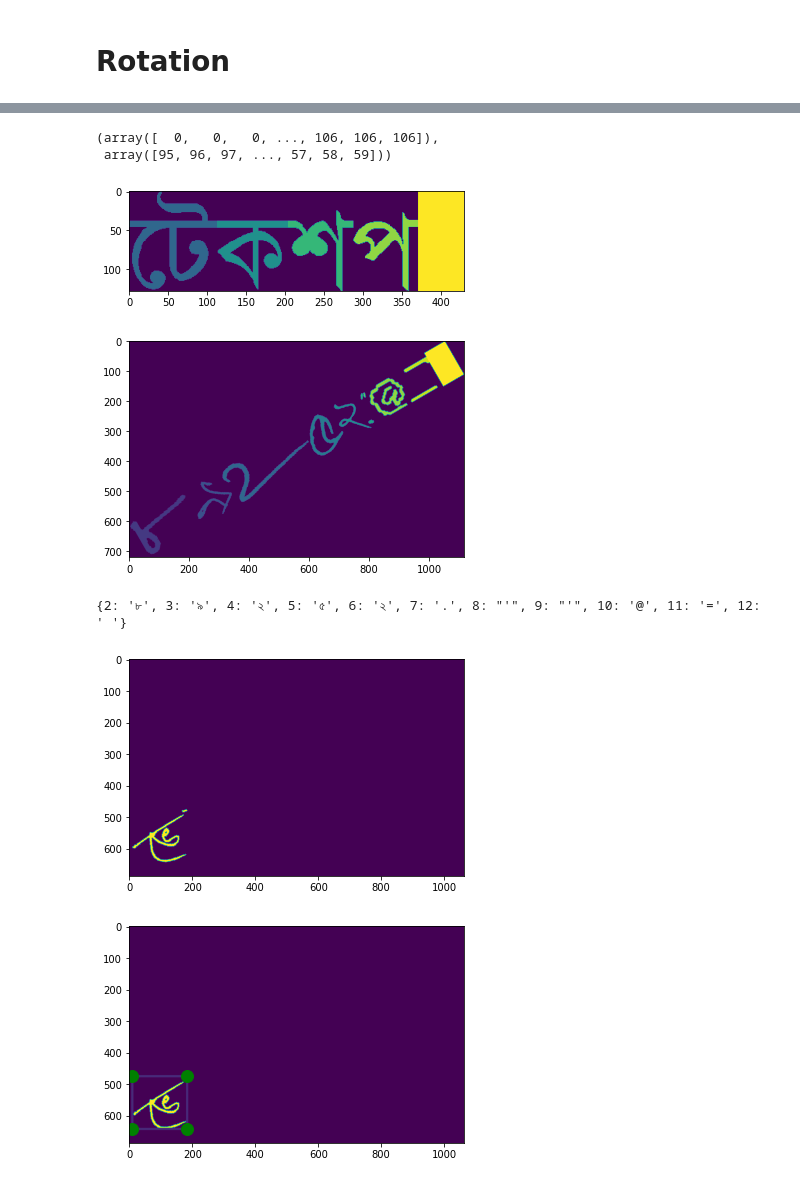
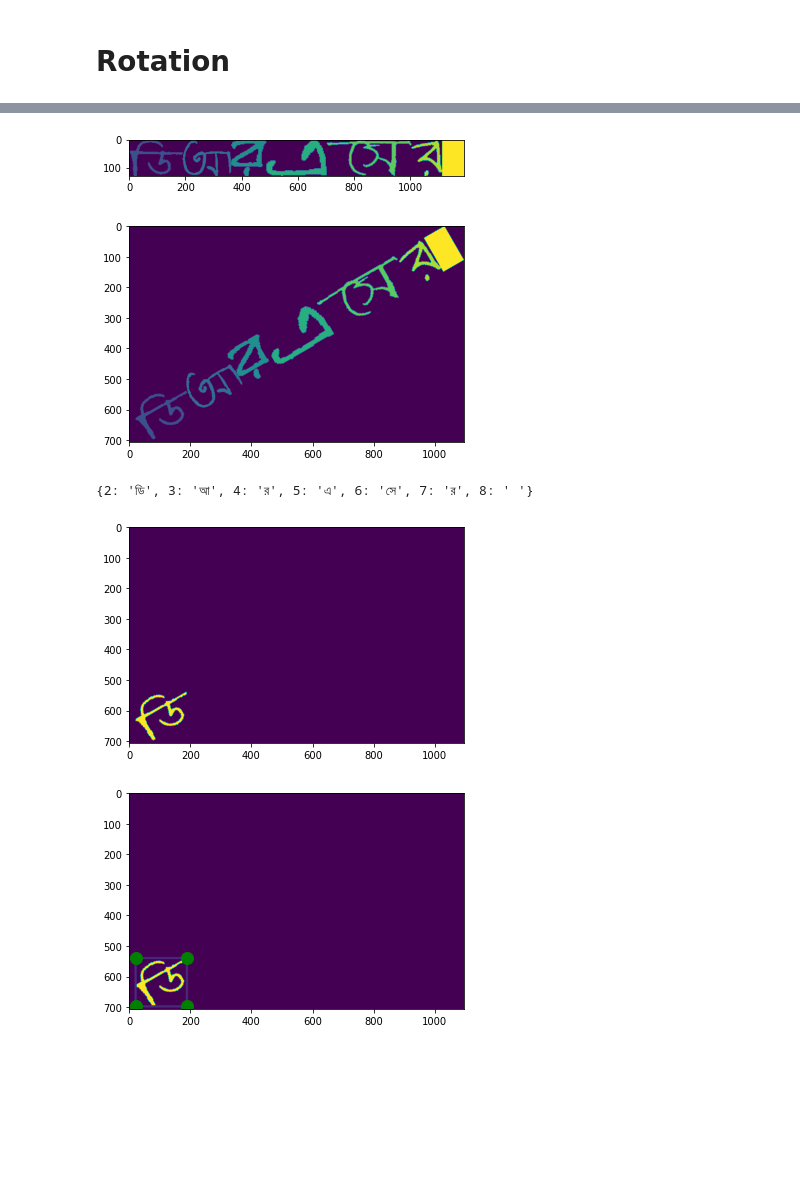
Before and after one commit to mnansary/apsis-detection, a Jupyter notebook: debug.ipynb, the cells around one changed output, grey strips where cells are left out. Saved outputs shown, nothing was run; the diff lists cells and outputs as text; code cells hidden in the pictures; blank space fills up the shorter version.

Commit message:
Rotated BBoX problem

```diff
--- a/debug.ipynb
+++ b/debug.ipynb
@@ -275,25 +22,19 @@ plt.show()
-# %%
-img=cv2.imread(ds.bangla.graphemes.df.iloc[0,2],0)
-np.where(img==0)
-# %% [output]
-(array([  0,   0,   0, ..., 106, 106, 106]),
- array([95, 96, 97, ..., 57, 58, 59]))
 # %%
 import matplotlib.pyplot as plt
 %matplotlib inline
 import os
 import cv2
 import numpy as np
 iden=2
 from coreLib.word import create_word
 img,label,iden=create_word(iden,
                             "bangla",
-                            "printed",
+                            "handwritten",
                             "grapheme",
                             ds,
                             use_dict=True)
 # max neutralization
 plt.imshow(img)
 plt.show()
 # %% [output]
-[figure, old version]
+[figure, new version]
@@ -356,28 +72,28 @@ plt.show()
 print(label)
 #_img=cv2.resize(_img,(width,font_size)),fx=0,fy=0, interpolation = cv2.INTER_NEAREST)
 # %% [output]
-[figure, old version]
+[figure, new version]
-{2: '৮', 3: '৯', 4: '২', 5: '৫', 6: '২', 7: '.', 8: "'", 9: "'", 10: '@', 11: '=', 12: ' '}
+{2: 'ডি', 3: 'আ', 4: 'র', 5: 'এ', 6: 'সে', 7: 'র', 8: ' '}
 # %%
-# back=np.zeros(rotated_img.shape)
-# back[rotated_img==2]=255
-# plt.imshow(back)
-# plt.show()
-# # co-ordinate
-# idx = np.where(back==255)
-# y_min,y_max,x_min,x_max = np.min(idx[0]), np.max(idx[0]), np.min(idx[1]), np.max(idx[1])
-# x1,x2,x3,x4=x_min,x_max,x_max,x_min
-# y1,y2,y3,y4=y_min,y_min,y_max,y_max
-# coords=np.array([[x1,y1],[x2,y2],[x3,y3],[x4,y4]],dtype="float32")
+back=np.zeros(rotated_img.shape)
+back[rotated_img==2]=255
+plt.imshow(back)
+plt.show()
+# co-ordinate
+idx = np.where(back==255)
+y_min,y_max,x_min,x_max = np.min(idx[0]), np.max(idx[0]), np.min(idx[1]), np.max(idx[1])
+x1,x2,x3,x4=x_min,x_max,x_max,x_min
+y1,y2,y3,y4=y_min,y_min,y_max,y_max
+coords=np.array([[x1,y1],[x2,y2],[x3,y3],[x4,y4]],dtype="float32")
 
-# single = cv2.rectangle(back, (x1,y1), (x3,y3), 30, 5)
-# plt.plot(x1, y1, 'go--', linewidth=2, markersize=12)
-# plt.plot(x2, y2, 'go--', linewidth=2, markersize=12)
-# plt.plot(x3, y3, 'go--', linewidth=2, markersize=12)
-# plt.plot(x4, y4, 'go--', linewidth=2, markersize=12)
-# plt.imshow(single)
-# plt.show()
+single = cv2.rectangle(back, (x1,y1), (x3,y3), 30, 5)
+plt.plot(x1, y1, 'go--', linewidth=2, markersize=12)
+plt.plot(x2, y2, 'go--', linewidth=2, markersize=12)
+plt.plot(x3, y3, 'go--', linewidth=2, markersize=12)
+plt.plot(x4, y4, 'go--', linewidth=2, markersize=12)
+plt.imshow(single)
+plt.show()
 # %% [output]
-[figure, old version]
+[figure, new version]
-[figure, old version]
+[figure, new version]
 # %%
```
Also changed, not shown: parts of 16 cells of this notebook, 1 other file.
